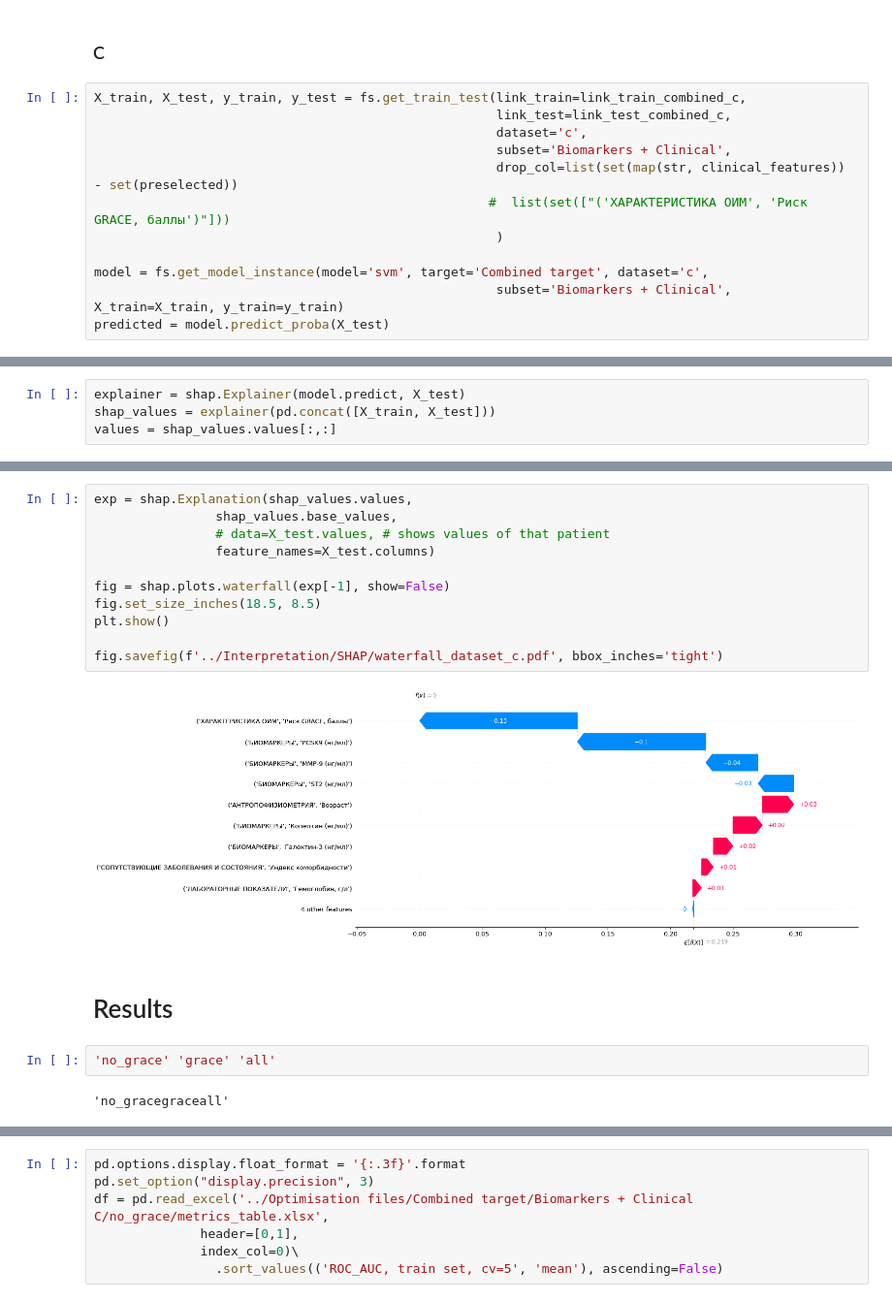
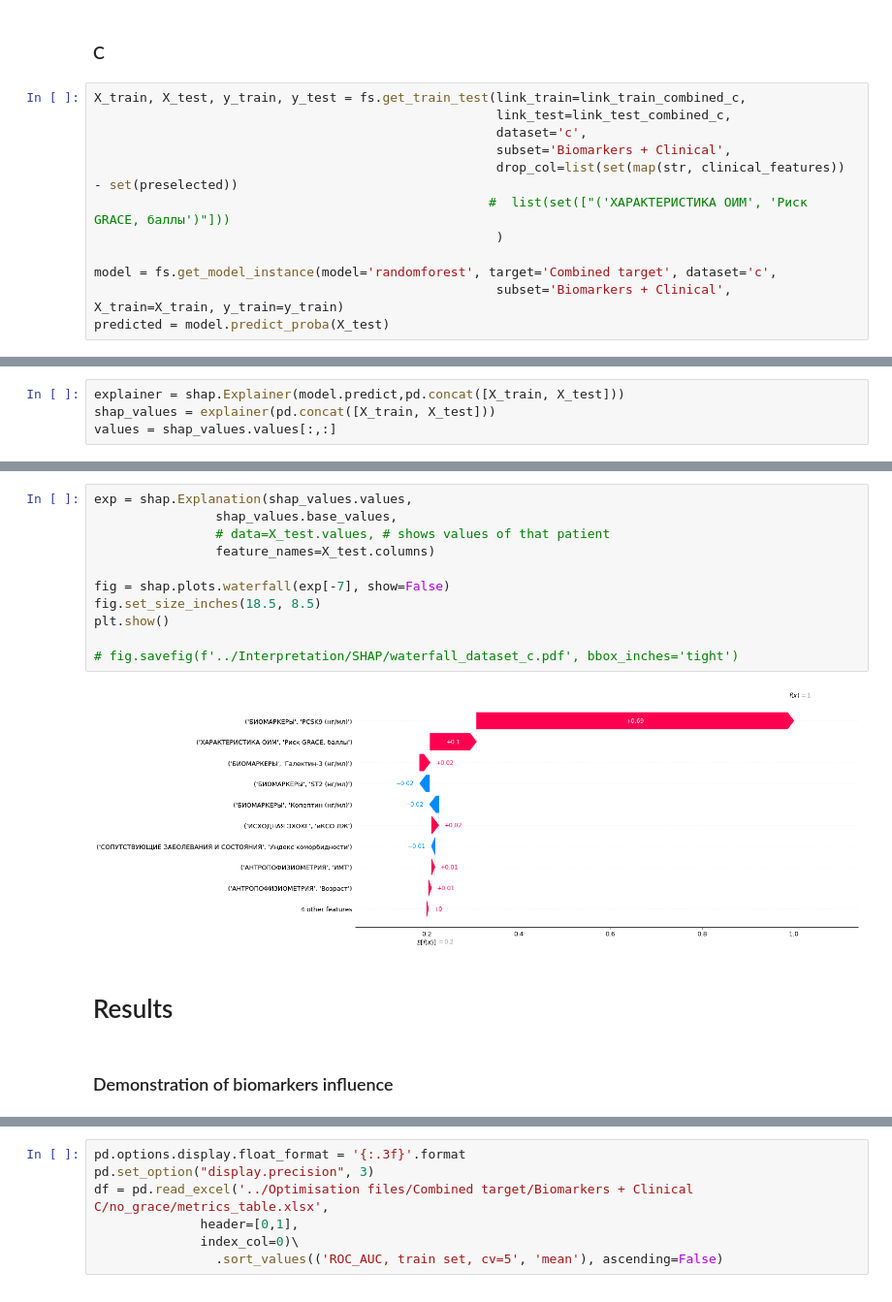
Before and after one commit to KonstantinBurkin/personalized-medicine, a Jupyter notebook: Scripts/Machine_learning.ipynb, the cells around one changed output, grey strips where cells are left out. Shown at 97% size. Saved outputs shown, nothing was run; the diff lists cells and outputs as text.

```diff
--- a/Scripts/Machine_learning.ipynb
+++ b/Scripts/Machine_learning.ipynb
@@ -1319,6 +1444,6 @@ X_train, X_test, y_train, y_test = fs.get_train_test(link_train=link_train_combi
                                                     #  list(set(["('ХАРАКТЕРИСТИКА ОИМ', 'Риск GRACE, баллы')"]))
                                                      )
 
-model = fs.get_model_instance(model='svm', target='Combined target', dataset='c',
+model = fs.get_model_instance(model='randomforest', target='Combined target', dataset='c',
                                                      subset='Biomarkers + Clinical', X_train=X_train, y_train=y_train)
 predicted = model.predict_proba(X_test)
@@ -1325,5 +1476,5 @@ predicted = model.predict_proba(X_test)
 # %%
-explainer = shap.Explainer(model.predict, X_test)
+explainer = shap.Explainer(model.predict,pd.concat([X_train, X_test]))
 shap_values = explainer(pd.concat([X_train, X_test]))
 values = shap_values.values[:,:]
 # %%
@@ -1334,19 +1496,17 @@ plt.savefig(f'../Interpretation/SHAP/beeswarm_dataset_c.pdf', bbox_inches='tight
 # %%
 exp = shap.Explanation(shap_values.values,
                 shap_values.base_values,
                 # data=X_test.values, # shows values of that patient
                 feature_names=X_test.columns)
 
-fig = shap.plots.waterfall(exp[-1], show=False)
+fig = shap.plots.waterfall(exp[-7], show=False)
 fig.set_size_inches(18.5, 8.5)
 plt.show()
 
-fig.savefig(f'../Interpretation/SHAP/waterfall_dataset_c.pdf', bbox_inches='tight')
+# fig.savefig(f'../Interpretation/SHAP/waterfall_dataset_c.pdf', bbox_inches='tight')
 # %% [output]
-[figure, old version]
+[figure, new version]
 # %% [markdown]
 # Results
-# %%
-'no_grace' 'grace' 'all'
-# %% [output]
-'no_gracegraceall'
+# %% [markdown]
+### Demonstration of biomarkers influence
```
Also changed, not shown: parts of 61 cells of this notebook, 5 other files.
